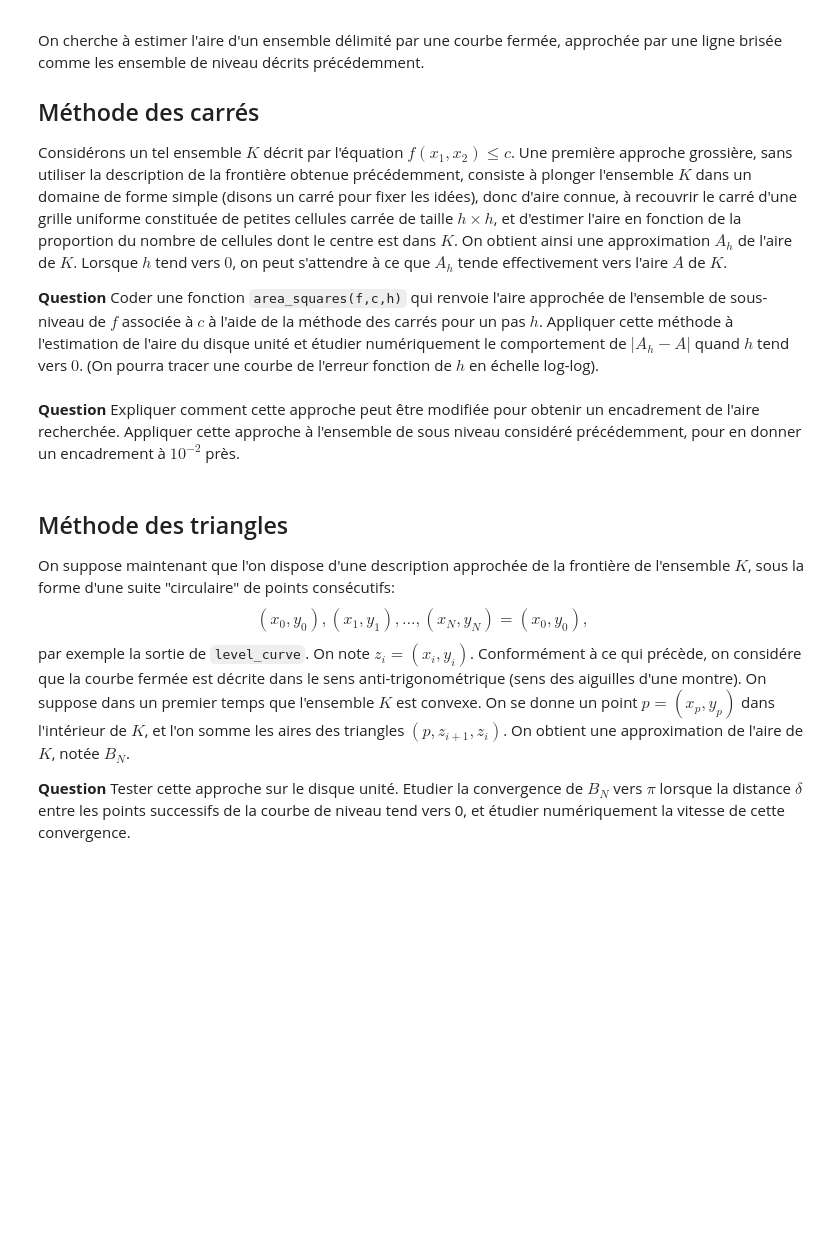
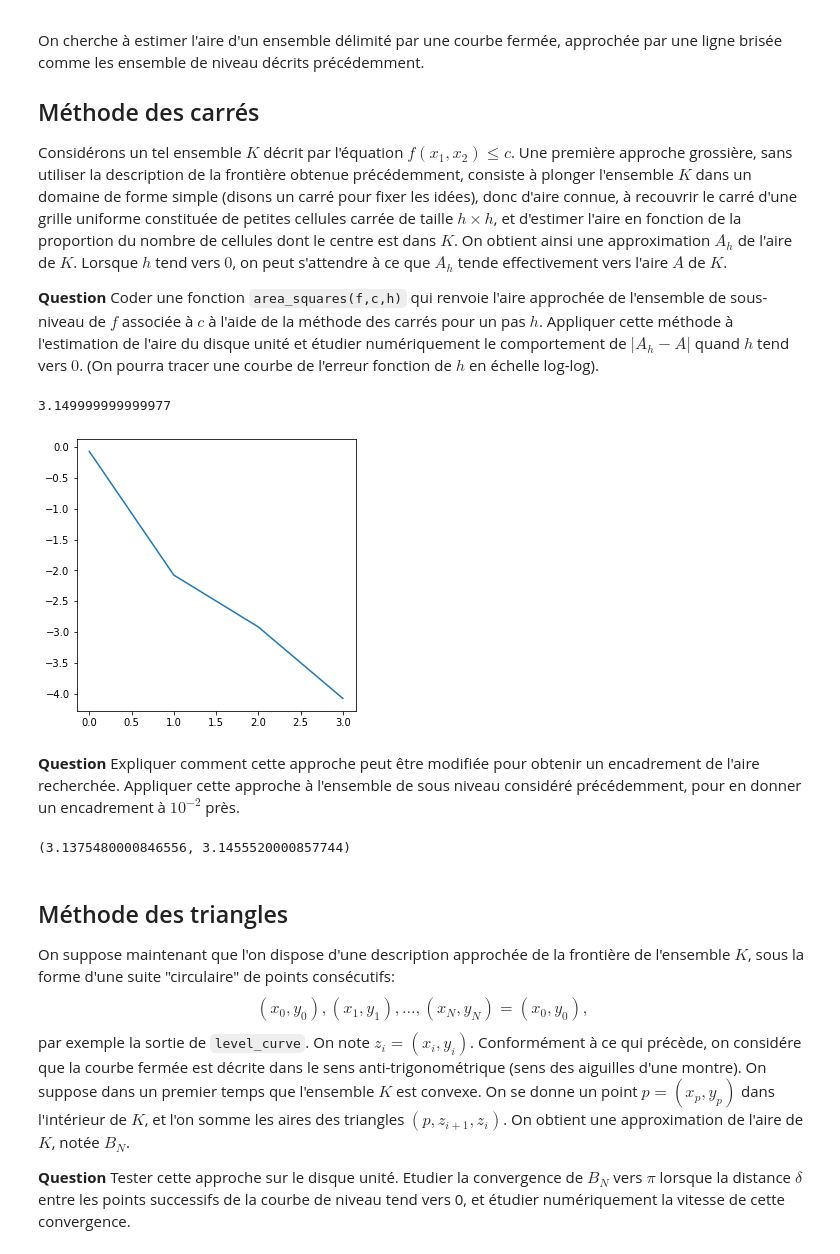
Before and after one commit to 21Gavaudan/projetnum, a Jupyter notebook: jupy.ipynb, the cells around one changed output. Saved outputs shown, nothing was run; the diff lists cells and outputs as text; code cells hidden in the pictures; blank space fills up the shorter version.

Commit message:
Méthode des triangles et des carrés ajoutée

```diff
--- a/jupy.ipynb
+++ b/jupy.ipynb
@@ -213,3 +316,31 @@ Considérons un tel ensemble $K$ décrit par l'équation $f(x_1,x_2)\leq c$.
 Une première approche grossière, sans utiliser la description de la frontière obtenue précédemment, consiste à plonger l'ensemble  $K$ dans un domaine de forme simple (disons un carré pour fixer les idées), donc d'aire connue, à recouvrir le carré d'une grille uniforme constituée de petites cellules carrée de taille $h\times h$,  et d'estimer l'aire en fonction de la proportion du nombre de cellules dont le centre est  dans $K$. On obtient ainsi une approximation $A_h$ de l'aire de $K$. Lorsque $h$ tend vers $0$, on peut  s'attendre à ce que $A_h$ tende effectivement vers l'aire $A$ de $K$.
 
 **Question**  Coder une fonction `area_squares(f,c,h)` qui renvoie l'aire approchée de l'ensemble de sous-niveau de $f$ associée à $c$ à l'aide de la méthode des carrés pour un pas $h$. Appliquer cette méthode à l'estimation  de l'aire du disque unité et étudier numériquement le comportement de  $|A_h - A|$ quand $h$ tend vers $0$. (On pourra tracer une courbe de l'erreur fonction de $h$ en échelle log-log).
+# %%
+def area_squares(f,c,h,l): #l est la longueur du côté du "carré" dans lequel on a plonger l'ensemble dont on cherche l'aire.
+    area = 0
+    a = h**2
+    m = int(l/h)
+    for i in range(0,m):
+        for j in range (0,m):
+            if f(-(l/2)+(i+0.5)*h, -(l/2)+(j+0.5)*h)<=c:
+                area = area + h**2
+    return area
+# %%
+def d(x,y):
+    return (x**2+y**2)**0.5
+
+print(area_squares(d,1,0.1,2.1))
+# %% [output]
+3.149999999999977
+# %%
+p = 4
+X = []
+Y = []
+for i in range (0,p):
+    X.append(i)
+    Y.append(np.log10(np.abs(area_squares(d, 1, 10**(-i),2.1)-np.pi)))
+plt.plot(X,Y)
+plt.show()
+# %% [output]
+[figure, added]
@@ -219,3 +372,7 @@ Appliquer cette approche à l'ensemble de sous niveau considéré précédemment
+# %%
+area_square_encadrement(d, 1, 0.001, 2.1)
+# %% [output]
+(3.1375480000846556, 3.1455520000857744)
 # %% [markdown]
 ## Méthode des triangles
 On suppose maintenant que l'on dispose d'une description approchée de la frontière de l'ensemble $K$, sous la forme d'une suite "circulaire"  de points consécutifs:
```
Also changed, not shown: parts of 15 cells of this notebook.
